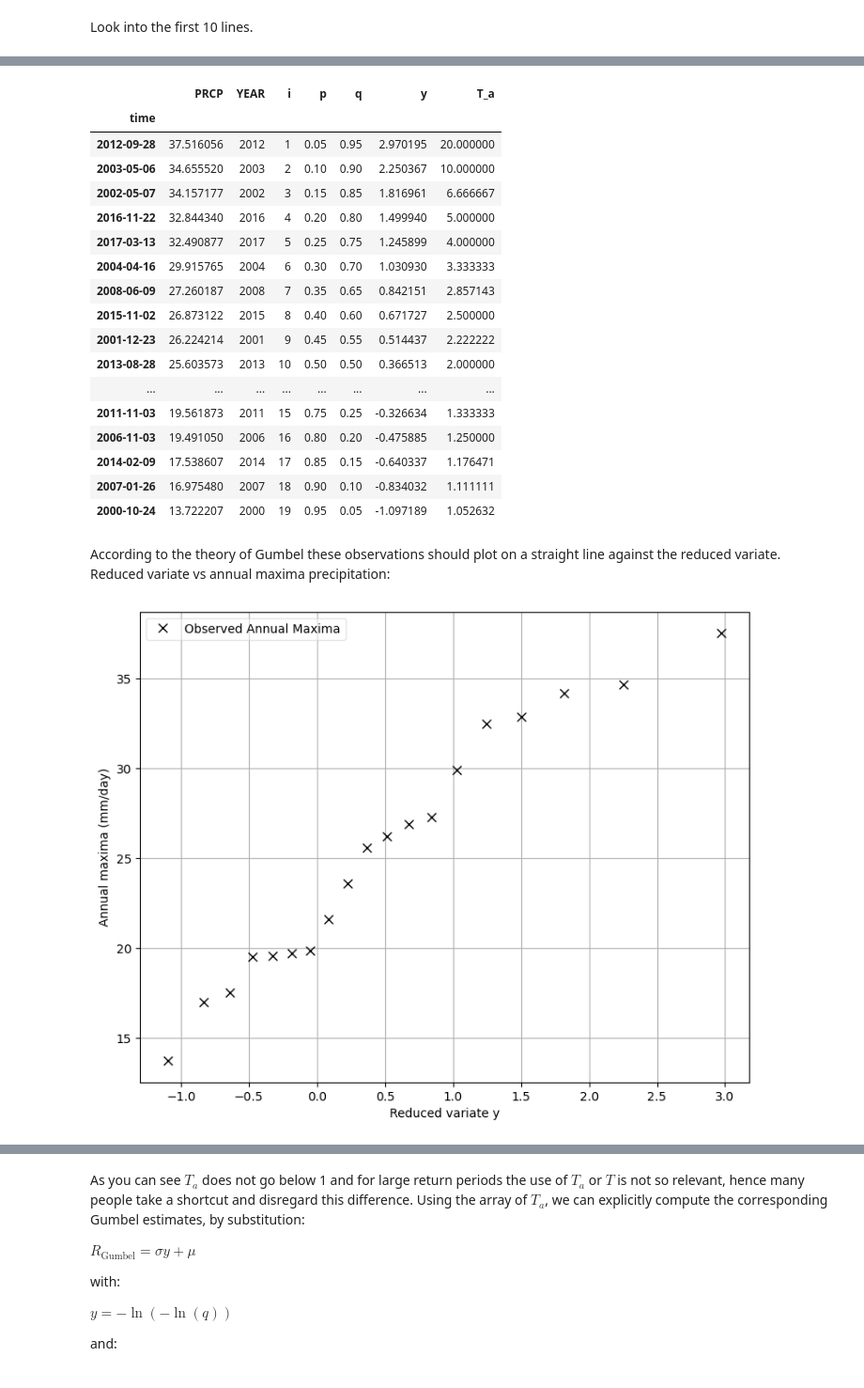
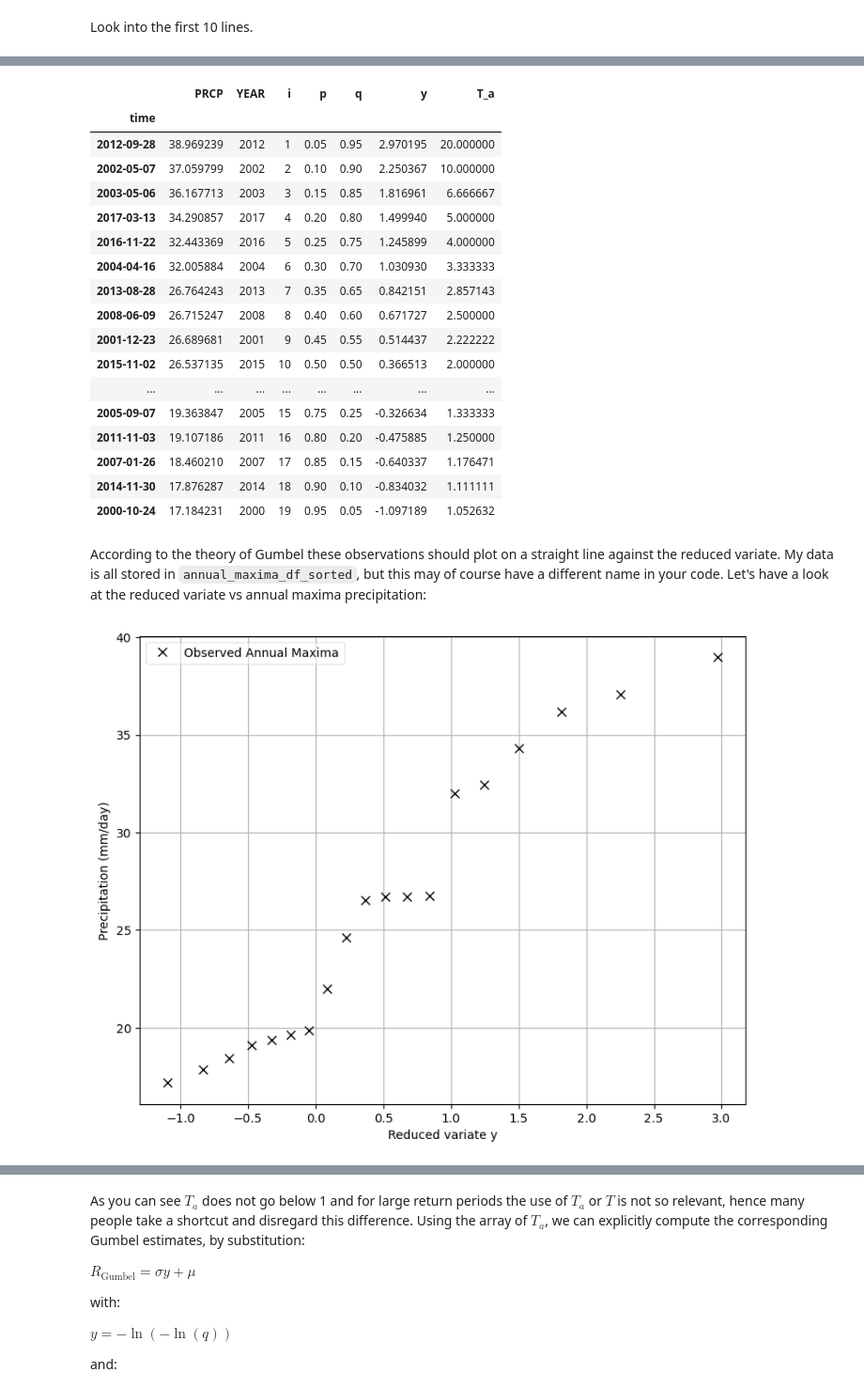
Before and after one commit to mmarrocolo/JUCARbasin, a Jupyter notebook: Exercise Floods/EVA-Gumbel+GEV+MEV_2024_student_version.ipynb, the cells around one changed output, grey strips where cells are left out. Shown: that part at 94% size. Saved outputs shown, nothing was run; the diff lists cells and outputs as text; code cells hidden in the pictures.

```diff
--- a/Exercise Floods/EVA-Gumbel+GEV+MEV_2024_student_version.ipynb
+++ b/Exercise Floods/EVA-Gumbel+GEV+MEV_2024_student_version.ipynb
@@ -67,7 +106,7 @@ Using the data of precipitation created with ERA5 forcing
 
 import xarray as xr
 # insert the filename
-filename = "OBS6_ERA5_reanaly_1_day_pr_2000-2018_newbasin.nc"  # Update the path to the correct location of the file
+filename = "OBS6_ERA5_reanaly_1_day_pr_2000-2018.nc"  # Update the path to the correct location of the file
 # Read the NetCDF file
 ds = xr.open_dataset(filename)
 # Convert to a pandas DataFrame
@@ -79,7 +118,7 @@ df.index = pd.to_datetime(df['time'])
 df.index = df.index.normalize() # Ensure the index is a DatetimeIndex
 df.drop(columns=['time', 'bnds'], inplace=True)
 # Extract the precipitation data
-prec = df['pr'] * 86400  # Convert from mm/s to mm/day
+prec = df['pr'] * 86400  # Convert from m/s to mm/day
 prec[prec < 0] = np.nan  # Set negative values to NaN
 prec = prec.dropna()
 
@@ -197,36 +244,36 @@ R_max_sorted.head(20)
 # %% [output]
 |  | PRCP | YEAR | i | p | q | y | T_a |
 | time |  |  |  |  |  |  |  |
-| 2012-09-28 | 37.516056 | 2012 | 1 | 0.05 | 0.95 | 2.970195 | 20.000000 |
-| 2003-05-06 | 34.655520 | 2003 | 2 | 0.10 | 0.90 | 2.250367 | 10.000000 |
-| 2002-05-07 | 34.157177 | 2002 | 3 | 0.15 | 0.85 | 1.816961 | 6.666667 |
-| 2016-11-22 | 32.844340 | 2016 | 4 | 0.20 | 0.80 | 1.499940 | 5.000000 |
-| 2017-03-13 | 32.490877 | 2017 | 5 | 0.25 | 0.75 | 1.245899 | 4.000000 |
-| 2004-04-16 | 29.915765 | 2004 | 6 | 0.30 | 0.70 | 1.030930 | 3.333333 |
-| 2008-06-09 | 27.260187 | 2008 | 7 | 0.35 | 0.65 | 0.842151 | 2.857143 |
-| 2015-11-02 | 26.873122 | 2015 | 8 | 0.40 | 0.60 | 0.671727 | 2.500000 |
-| 2001-12-23 | 26.224214 | 2001 | 9 | 0.45 | 0.55 | 0.514437 | 2.222222 |
-| 2013-08-28 | 25.603573 | 2013 | 10 | 0.50 | 0.50 | 0.366513 | 2.000000 |
+| 2012-09-28 | 38.969239 | 2012 | 1 | 0.05 | 0.95 | 2.970195 | 20.000000 |
+| 2002-05-07 | 37.059799 | 2002 | 2 | 0.10 | 0.90 | 2.250367 | 10.000000 |
+| 2003-05-06 | 36.167713 | 2003 | 3 | 0.15 | 0.85 | 1.816961 | 6.666667 |
+| 2017-03-13 | 34.290857 | 2017 | 4 | 0.20 | 0.80 | 1.499940 | 5.000000 |
+| 2016-11-22 | 32.443369 | 2016 | 5 | 0.25 | 0.75 | 1.245899 | 4.000000 |
+| 2004-04-16 | 32.005884 | 2004 | 6 | 0.30 | 0.70 | 1.030930 | 3.333333 |
+| 2013-08-28 | 26.764243 | 2013 | 7 | 0.35 | 0.65 | 0.842151 | 2.857143 |
+| 2008-06-09 | 26.715247 | 2008 | 8 | 0.40 | 0.60 | 0.671727 | 2.500000 |
+| 2001-12-23 | 26.689681 | 2001 | 9 | 0.45 | 0.55 | 0.514437 | 2.222222 |
+| 2015-11-02 | 26.537135 | 2015 | 10 | 0.50 | 0.50 | 0.366513 | 2.000000 |
 | ... | ... | ... | ... | ... | ... | ... | ... |
-| 2011-11-03 | 19.561873 | 2011 | 15 | 0.75 | 0.25 | -0.326634 | 1.333333 |
-| 2006-11-03 | 19.491050 | 2006 | 16 | 0.80 | 0.20 | -0.475885 | 1.250000 |
-| 2014-02-09 | 17.538607 | 2014 | 17 | 0.85 | 0.15 | -0.640337 | 1.176471 |
-| 2007-01-26 | 16.975480 | 2007 | 18 | 0.90 | 0.10 | -0.834032 | 1.111111 |
-| 2000-10-24 | 13.722207 | 2000 | 19 | 0.95 | 0.05 | -1.097189 | 1.052632 |
+| 2005-09-07 | 19.363847 | 2005 | 15 | 0.75 | 0.25 | -0.326634 | 1.333333 |
+| 2011-11-03 | 19.107186 | 2011 | 16 | 0.80 | 0.20 | -0.475885 | 1.250000 |
+| 2007-01-26 | 18.460210 | 2007 | 17 | 0.85 | 0.15 | -0.640337 | 1.176471 |
+| 2014-11-30 | 17.876287 | 2014 | 18 | 0.90 | 0.10 | -0.834032 | 1.111111 |
+| 2000-10-24 | 17.184231 | 2000 | 19 | 0.95 | 0.05 | -1.097189 | 1.052632 |
 # %% [markdown]
-According to the theory of Gumbel these observations should plot on a straight line against the reduced variate.
-Reduced variate vs annual maxima precipitation:
+According to the theory of Gumbel these observations should plot on a straight line against the reduced variate. My data is all stored in `annual_maxima_df_sorted`, but this may of course have a different name in your code.
+Let's have a look at the reduced variate vs annual maxima precipitation:
 # %%
 # exercise: plot the reduced variate y against the annual maxima
 # change the name of the dataframe in the code below to what you used,
 # or rename your own dataframe to get this code running
 fig, ax = plt.subplots(figsize=(9,7))
 ax.plot(R_max_sorted['y'].values, R_max_sorted['PRCP'].values, \
         'xk', markersize=7, label='Observed Annual Maxima')
 ax.set_xlabel('Reduced variate y')
-ax.set_ylabel('Annual maxima (mm/day)')
+ax.set_ylabel('Precipitation (mm/day)')
 ax.legend(loc='best',framealpha=0.5)
 ax.grid(True)
 # %% [output]
-[figure, old version]
+[figure, new version]
 # %% [markdown]
```
Also changed, not shown: parts of 37 cells of this notebook.
